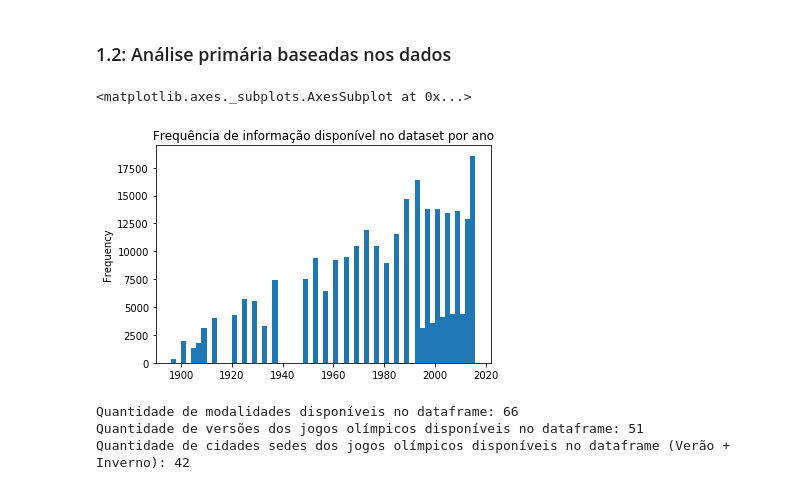
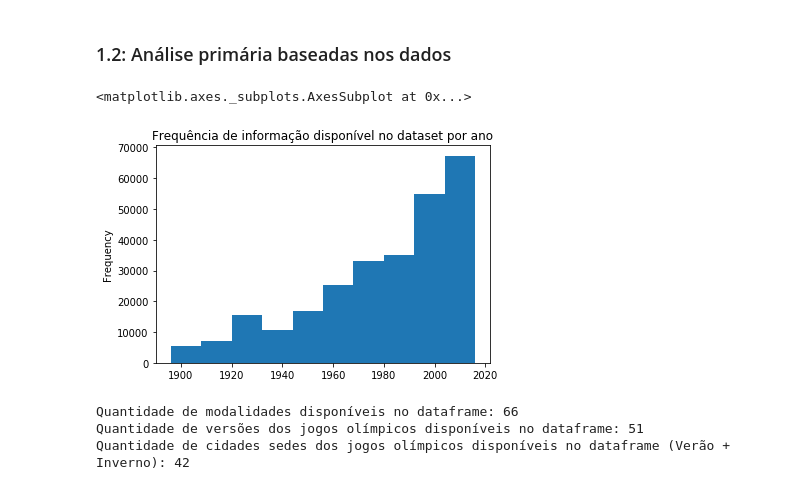
Before and after one commit to CaioFauza/Projeto3CDados, a Jupyter notebook: Projeto3.ipynb, the cells around one changed output. Cells and saved outputs as stored; diff of their text form; code cells hidden in the pictures.

```diff
--- a/Projeto3.ipynb
+++ b/Projeto3.ipynb
@@ -31,10 +31,10 @@ geral.head()
 # %% [markdown]
 ### 1.2: Análise primária baseadas nos dados
 # %%
-geral["Year"].plot.hist(title = "Frequência de informação disponível no dataset por ano", bins=60)
+geral["Year"].plot.hist(title = "Frequência de informação disponível no dataset por ano")
 # %% [output]
 <matplotlib.axes._subplots.AxesSubplot at 0x...>
-[figure, old version]
+[figure, new version]
 # %%
 sports  = pd.unique(geral["Sport"]).tolist()
 versions = pd.unique(geral["Games"]).tolist()
```
